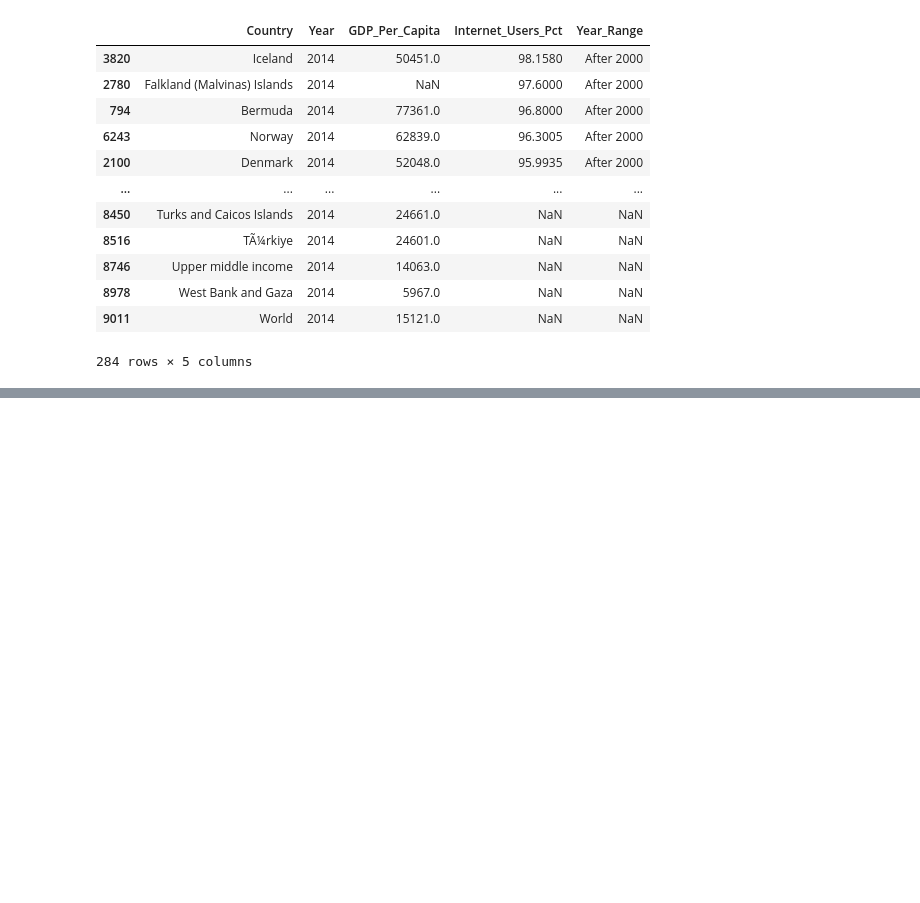
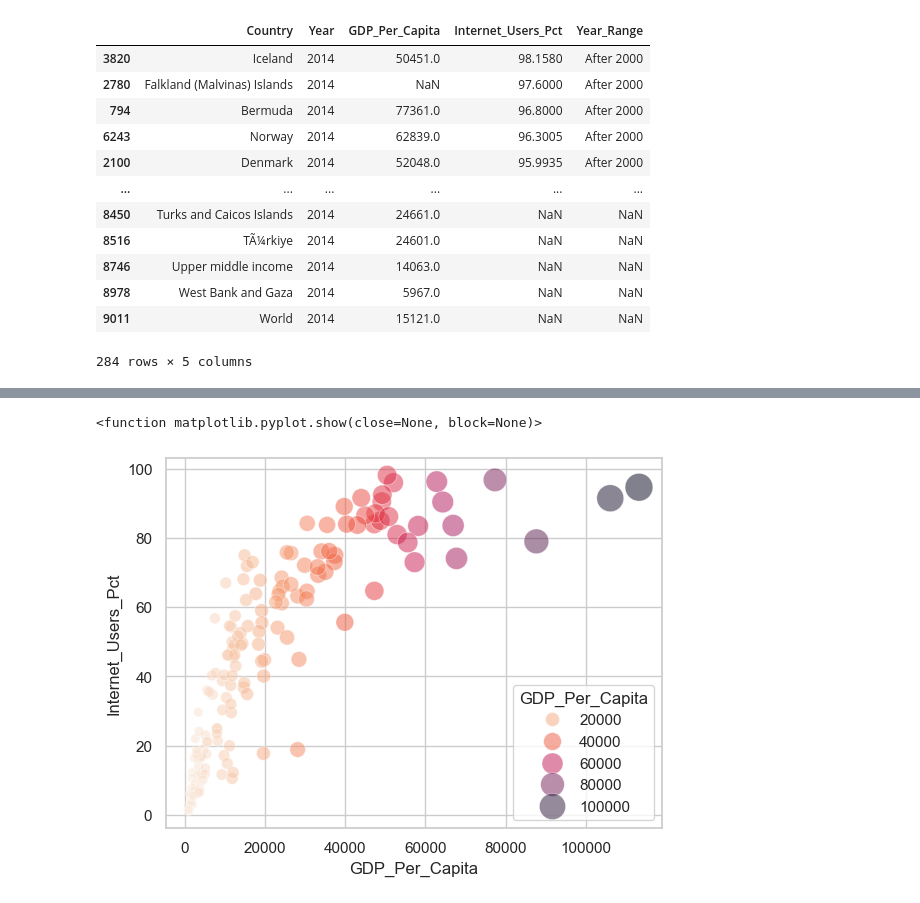
Before and after one commit to NSS-Data-Analytics-Cohort-13/un-exploration-mikeriello, a Jupyter notebook: notebooks/UN_project.ipynb, the cells around one changed output, grey strips where cells are left out. Cells and saved outputs as stored; diff of their text form; code cells hidden in the pictures; blank space fills up the shorter version.

```diff
--- a/notebooks/UN_project.ipynb
+++ b/notebooks/UN_project.ipynb
@@ -1049,0 +1041,7 @@ ValueError: Number of columns must be a positive integer, not 0
+# %%
+sns.scatterplot(gdp_and_internet_use_2014, x='GDP_Per_Capita', y='Internet_Users_Pct', hue='GDP_Per_Capita',
+                palette='rocket_r', size='GDP_Per_Capita', sizes=(40,400), alpha=.5)
+plt.show
+# %% [output]
+<function matplotlib.pyplot.show(close=None, block=None)>
+[figure, added]
```
Also changed, not shown: parts of 54 cells of this notebook.
